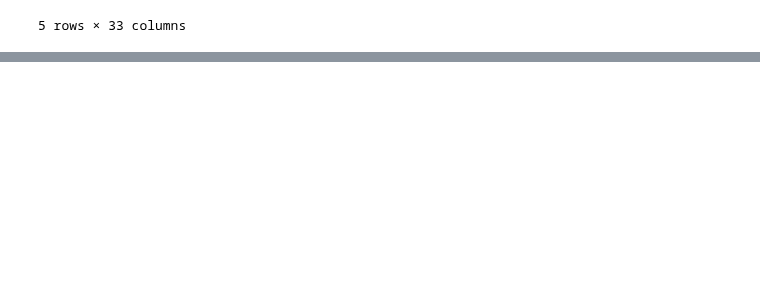
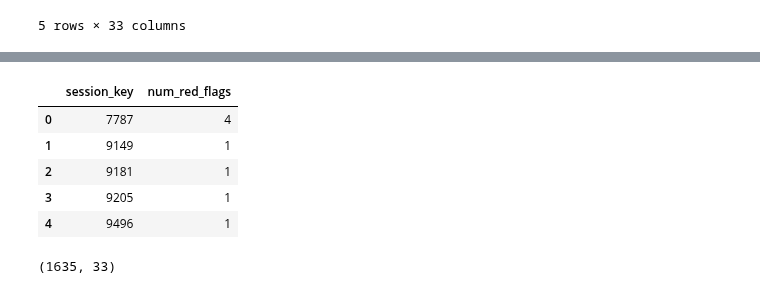
Before and after one commit to szylvvia/f1_races_progress_predict, a Jupyter notebook: stints_tyres_open_f1.ipynb, the cells around one changed output, grey strips where cells are left out. Saved outputs shown, nothing was run; the diff lists cells and outputs as text; code cells hidden in the pictures; blank space fills up the shorter version.

```diff
--- a/stints_tyres_open_f1.ipynb
+++ b/stints_tyres_open_f1.ipynb
@@ -178,0 +271,20 @@ data.head()
+# %%
+# zliczenie dla kazdej sesji ile bylo red flags (flag == 'RED')
+red_flags_count_df = (
+    race_controls[race_controls['flag'] == 'RED']
+    .groupby('session_key')
+    .size()
+    .reset_index(name='num_red_flags')
+)
+red_flags_count_df.head()
+# %% [output]
+|  | session_key | num_red_flags |
+| 0 | 7787 | 4 |
+| 1 | 9149 | 1 |
+| 2 | 9181 | 1 |
+| 3 | 9205 | 1 |
+| 4 | 9496 | 1 |
+# %%
+data_stints.shape
+# %% [output]
+(1635, 33)
```
Also changed, not shown: parts of 31 cells of this notebook, 2 other files.
